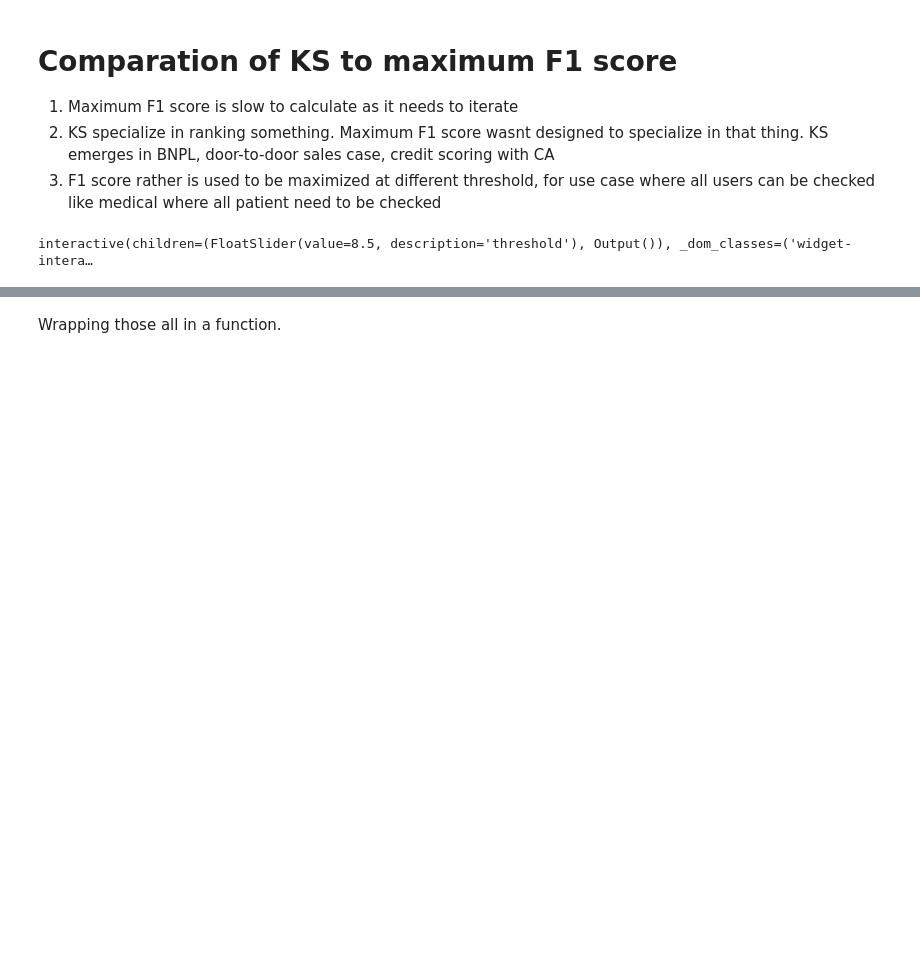
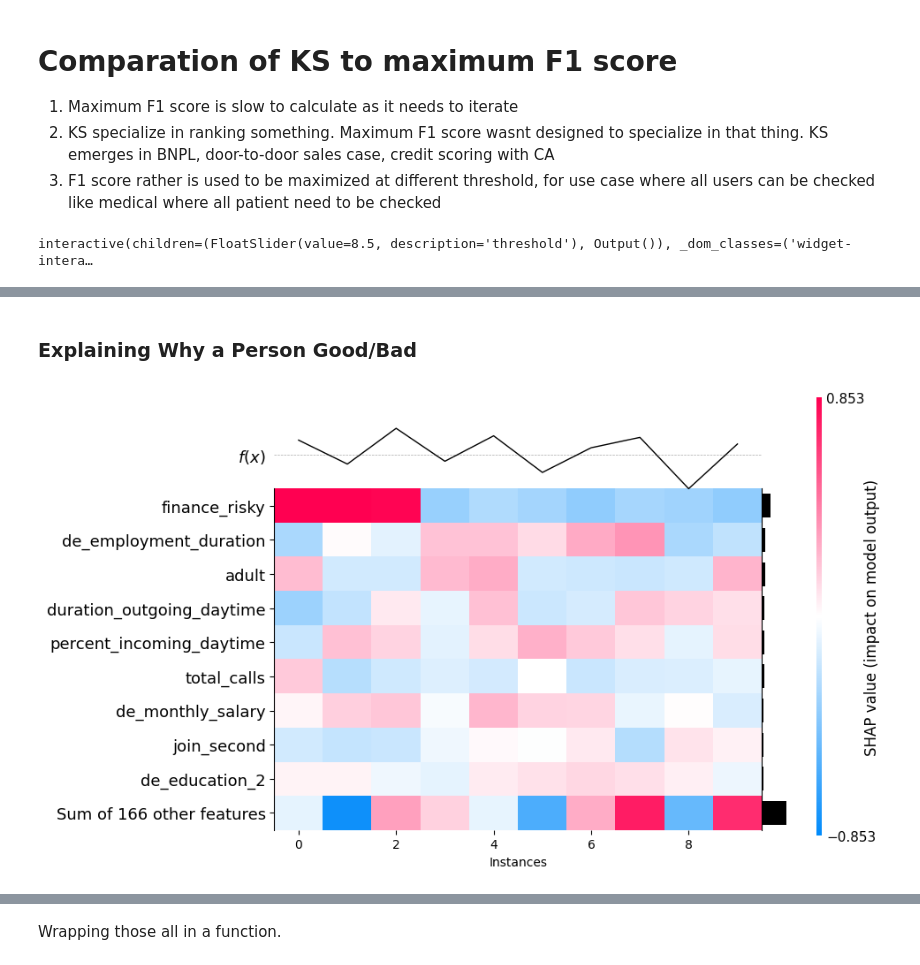
Before and after one commit to alvinrach/financial-tech-prediction, a Jupyter notebook: FE & Modelling.ipynb, the cells around one changed output, grey strips where cells are left out. Saved outputs shown, nothing was run; the diff lists cells and outputs as text; code cells hidden in the pictures; blank space fills up the shorter version.

```diff
--- a/FE & Modelling.ipynb
+++ b/FE & Modelling.ipynb
@@ -542,0 +556,6 @@ interactive(children=(FloatSlider(value=8.5, description='threshold'), Output())
+# %% [markdown]
+### Explaining Why a Person Good/Bad
+# %%
+shap.plots.heatmap(shap_values[:10]);
+# %% [output]
+[figure, added]
```
Also changed, not shown: parts of 14 cells of this notebook.
